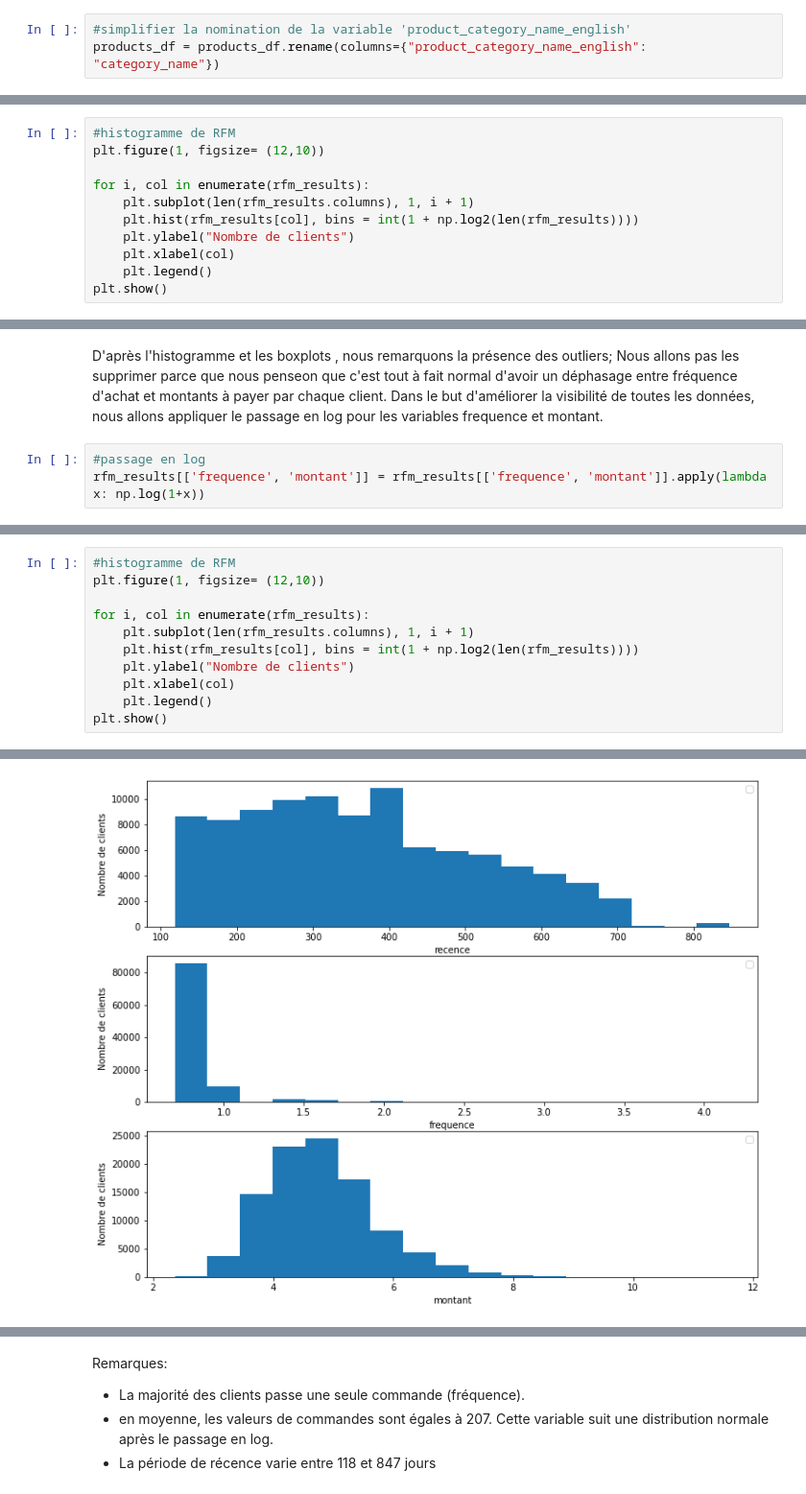
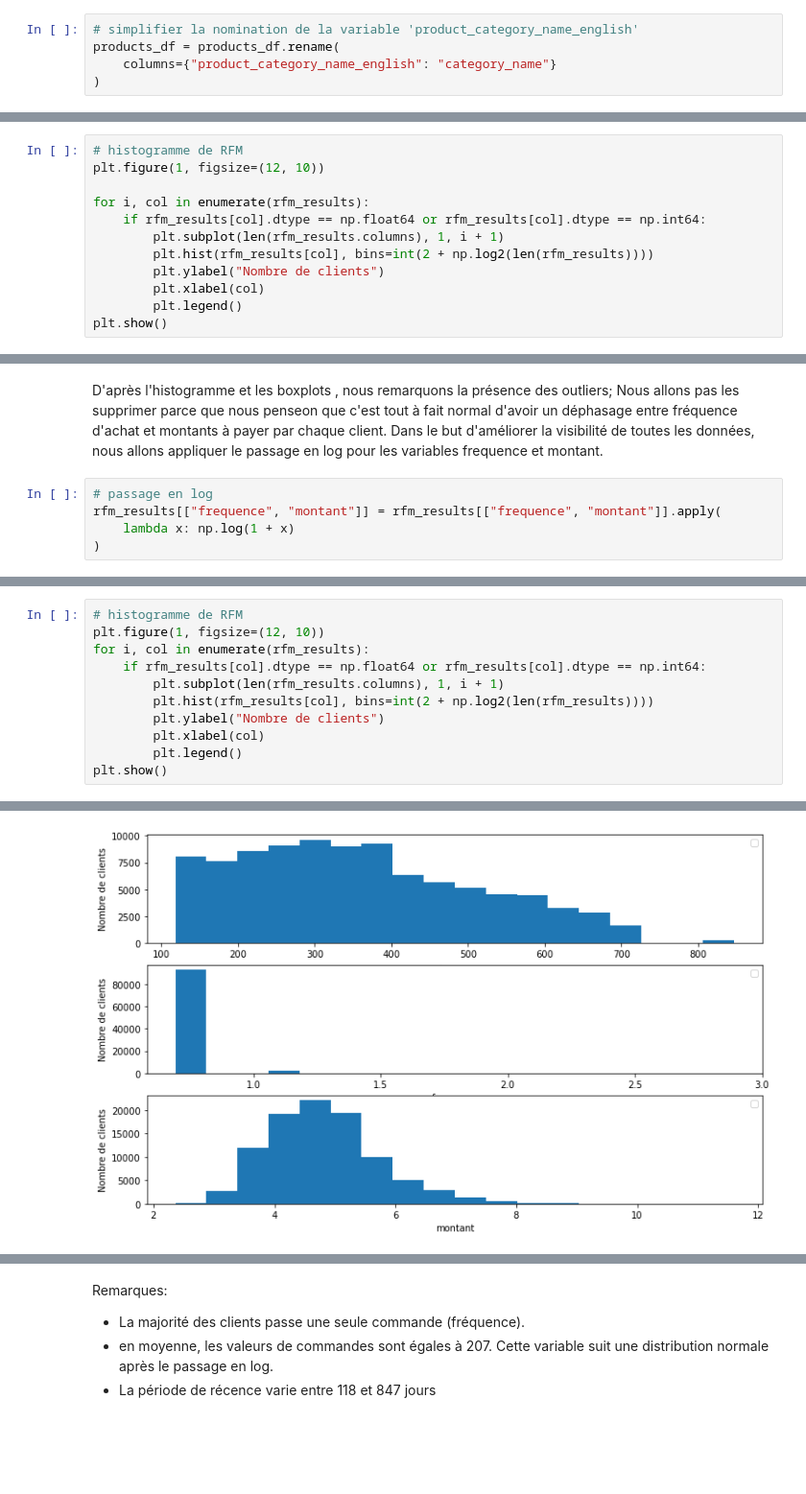
Before and after one commit to Soumaya-kh/POlist, a Jupyter notebook: POLIST_01_notebookanalyse.ipynb, the cells around one changed output, grey strips where cells are left out. Shown at 96% size. Saved outputs shown, nothing was run; the diff lists cells and outputs as text; blank space fills up the shorter version.

```diff
--- a/POLIST_01_notebookanalyse.ipynb
+++ b/POLIST_01_notebookanalyse.ipynb
@@ -920,3 +1109,5 @@ products_df = products_df[['product_id', 'product_category_name_english']]
 # %%
-#simplifier la nomination de la variable 'product_category_name_english'
-products_df = products_df.rename(columns={"product_category_name_english": "category_name"})
+# simplifier la nomination de la variable 'product_category_name_english'
+products_df = products_df.rename(
+    columns={"product_category_name_english": "category_name"}
+)
@@ -1672,13 +2080,14 @@ rfm_results.describe()
 # %%
-#histogramme de RFM
-plt.figure(1, figsize= (12,10))
+# histogramme de RFM
+plt.figure(1, figsize=(12, 10))
 
 for i, col in enumerate(rfm_results):
-    plt.subplot(len(rfm_results.columns), 1, i + 1)
-    plt.hist(rfm_results[col], bins = int(1 + np.log2(len(rfm_results))))
-    plt.ylabel("Nombre de clients")
-    plt.xlabel(col)
-    plt.legend()
+    if rfm_results[col].dtype == np.float64 or rfm_results[col].dtype == np.int64:
+        plt.subplot(len(rfm_results.columns), 1, i + 1)
+        plt.hist(rfm_results[col], bins=int(2 + np.log2(len(rfm_results))))
+        plt.ylabel("Nombre de clients")
+        plt.xlabel(col)
+        plt.legend()
 plt.show()
 # %% [output]
 No handles with labels found to put in legend.
@@ -1706,5 +2117,7 @@ plt.show()
 # %% [markdown]
 D'après l'histogramme et les boxplots , nous remarquons la présence des outliers; Nous allons pas les supprimer parce que nous penseon que c'est tout à fait normal d'avoir un déphasage entre fréquence d'achat et montants à payer par chaque client. Dans le but d'améliorer la visibilité de toutes les données, nous allons appliquer le passage en log pour les variables frequence et montant.
 # %%
-#passage en log
-rfm_results[['frequence', 'montant']] = rfm_results[['frequence', 'montant']].apply(lambda x: np.log(1+x))
+# passage en log
+rfm_results[["frequence", "montant"]] = rfm_results[["frequence", "montant"]].apply(
+    lambda x: np.log(1 + x)
+)
@@ -1738,16 +2152,16 @@ plt.show()
 # %%
-#histogramme de RFM
-plt.figure(1, figsize= (12,10))
-
+# histogramme de RFM
+plt.figure(1, figsize=(12, 10))
 for i, col in enumerate(rfm_results):
-    plt.subplot(len(rfm_results.columns), 1, i + 1)
-    plt.hist(rfm_results[col], bins = int(1 + np.log2(len(rfm_results))))
-    plt.ylabel("Nombre de clients")
-    plt.xlabel(col)
-    plt.legend()
+    if rfm_results[col].dtype == np.float64 or rfm_results[col].dtype == np.int64:
+        plt.subplot(len(rfm_results.columns), 1, i + 1)
+        plt.hist(rfm_results[col], bins=int(2 + np.log2(len(rfm_results))))
+        plt.ylabel("Nombre de clients")
+        plt.xlabel(col)
+        plt.legend()
 plt.show()
 # %% [output]
 No handles with labels found to put in legend.
 No handles with labels found to put in legend.
 No handles with labels found to put in legend.
-[figure, old version]
+[figure, new version]
```
Also changed, not shown: parts of 235 cells of this notebook.
